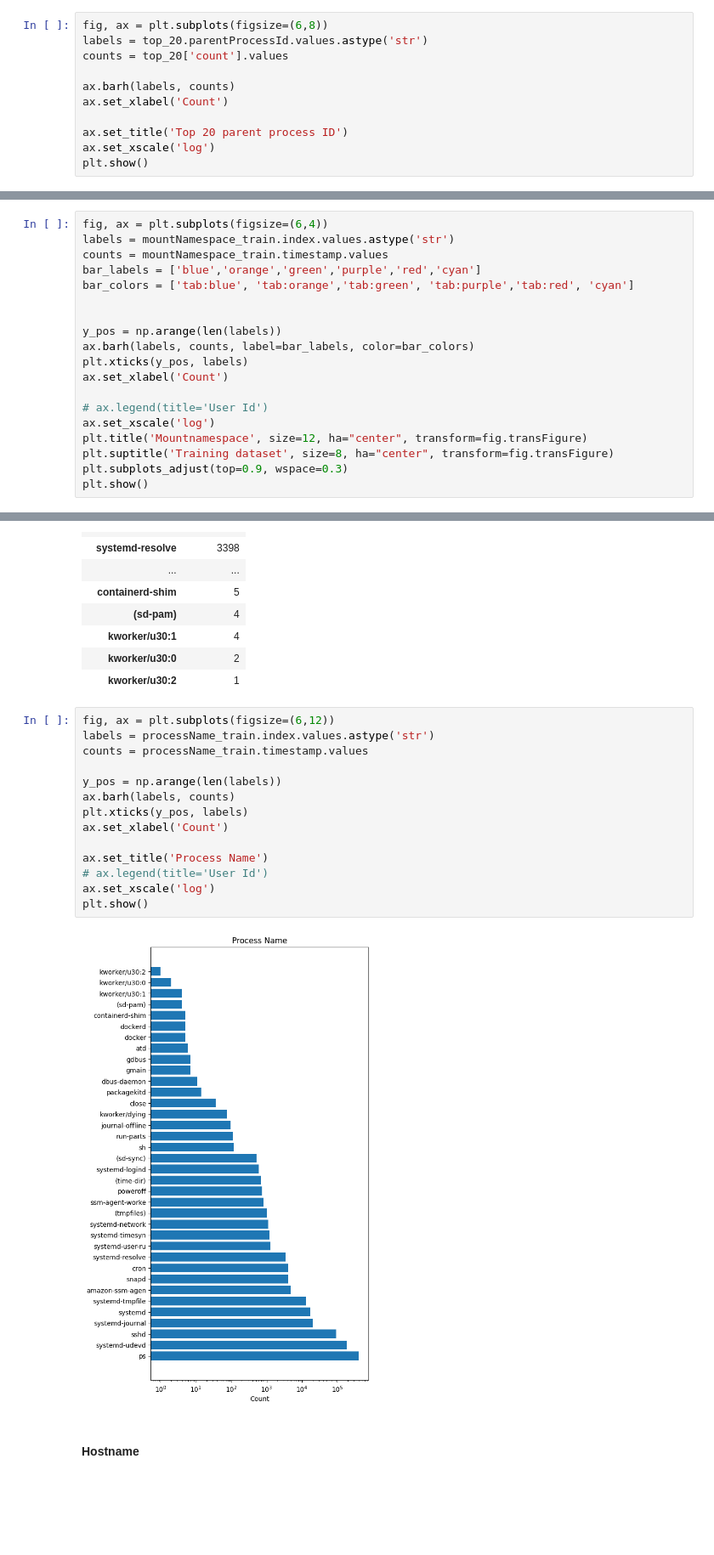
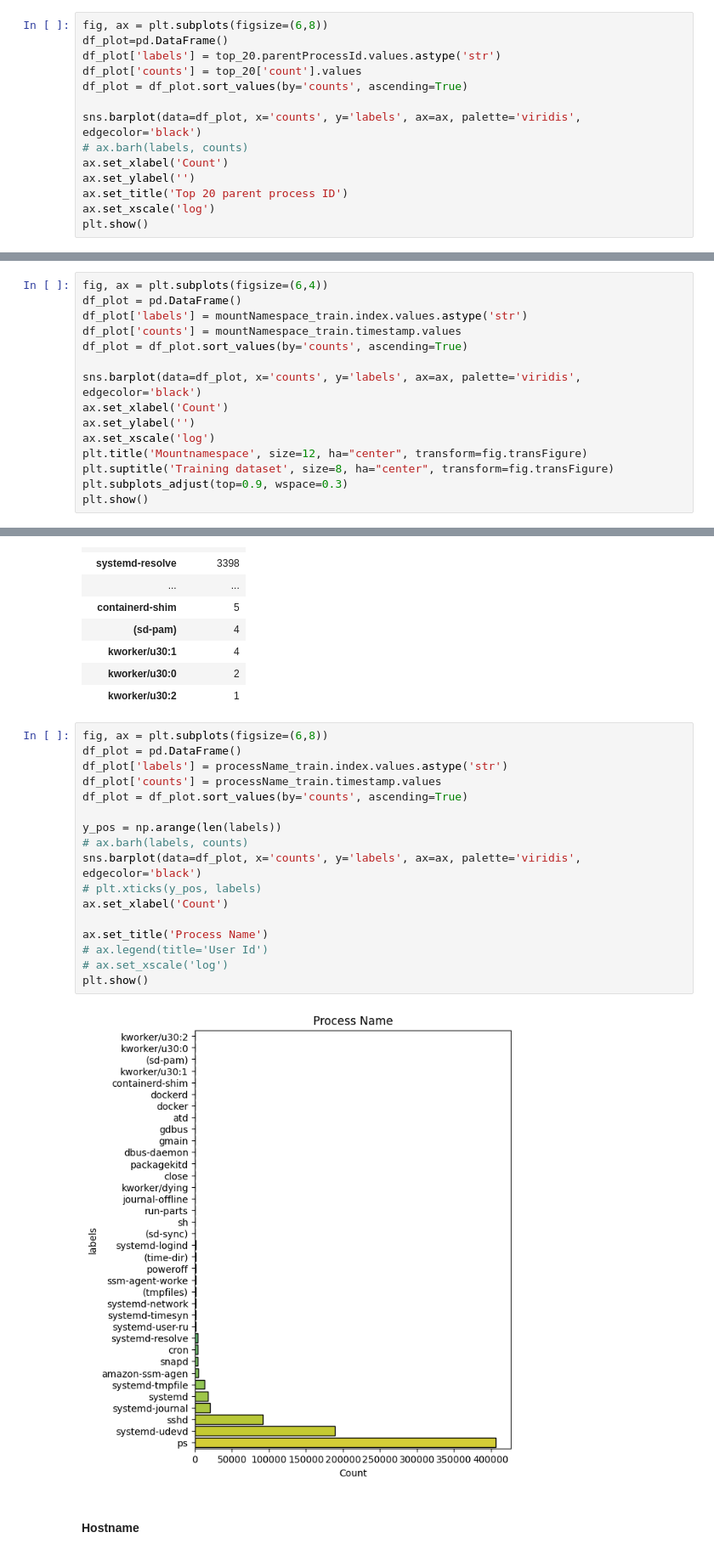
Before and after one commit to moryba/Beth-project, a Jupyter notebook: Data analysis/data analysis.ipynb, the cells around one changed output, grey strips where cells are left out. Shown at 85% size. Cells and saved outputs as stored; diff of their text form; blank space fills up the shorter version.

```diff
--- a/Data analysis/data analysis.ipynb
+++ b/Data analysis/data analysis.ipynb
@@ -174,12 +174,15 @@ top_20.loc[0] = ['Else', rest_sum]
 4              188   59649
 # %%
 fig, ax = plt.subplots(figsize=(6,8))
-labels = top_20.parentProcessId.values.astype('str')
-counts = top_20['count'].values
+df_plot=pd.DataFrame()
+df_plot['labels'] = top_20.parentProcessId.values.astype('str')
+df_plot['counts'] = top_20['count'].values
+df_plot = df_plot.sort_values(by='counts', ascending=True)
 
-ax.barh(labels, counts)
+sns.barplot(data=df_plot, x='counts', y='labels', ax=ax, palette='viridis', edgecolor='black')
+# ax.barh(labels, counts)
 ax.set_xlabel('Count')
-
+ax.set_ylabel('')
 ax.set_title('Top 20 parent process ID')
 ax.set_xscale('log')
 plt.show()
@@ -270,18 +271,14 @@ Name: count, dtype: int64
 mountNamespace_train = train_data.groupby(['mountNamespace'])[['timestamp']].count()
 # %%
 fig, ax = plt.subplots(figsize=(6,4))
-labels = mountNamespace_train.index.values.astype('str')
-counts = mountNamespace_train.timestamp.values
-bar_labels = ['blue','orange','green','purple','red','cyan']
-bar_colors = ['tab:blue', 'tab:orange','tab:green', 'tab:purple','tab:red', 'cyan']
+df_plot = pd.DataFrame()
+df_plot['labels'] = mountNamespace_train.index.values.astype('str')
+df_plot['counts'] = mountNamespace_train.timestamp.values
+df_plot = df_plot.sort_values(by='counts', ascending=True)
 
-
-y_pos = np.arange(len(labels))
-ax.barh(labels, counts, label=bar_labels, color=bar_colors)
-plt.xticks(y_pos, labels)
+sns.barplot(data=df_plot, x='counts', y='labels', ax=ax, palette='viridis', edgecolor='black')
 ax.set_xlabel('Count')
-
-# ax.legend(title='User Id')
+ax.set_ylabel('')
 ax.set_xscale('log')
 plt.title('Mountnamespace', size=12, ha="center", transform=fig.transFigure)
 plt.suptitle('Training dataset', size=8, ha="center", transform=fig.transFigure)
@@ -315,21 +312,24 @@ processName_train
 | kworker/u30:0 | 2 |
 | kworker/u30:2 | 1 |
 # %%
-fig, ax = plt.subplots(figsize=(6,12))
-labels = processName_train.index.values.astype('str')
-counts = processName_train.timestamp.values
+fig, ax = plt.subplots(figsize=(6,8))
+df_plot = pd.DataFrame()
+df_plot['labels'] = processName_train.index.values.astype('str')
+df_plot['counts'] = processName_train.timestamp.values
+df_plot = df_plot.sort_values(by='counts', ascending=True)
 
 y_pos = np.arange(len(labels))
-ax.barh(labels, counts)
-plt.xticks(y_pos, labels)
+# ax.barh(labels, counts)
+sns.barplot(data=df_plot, x='counts', y='labels', ax=ax, palette='viridis', edgecolor='black')
+# plt.xticks(y_pos, labels)
 ax.set_xlabel('Count')
 
 ax.set_title('Process Name')
 # ax.legend(title='User Id')
-ax.set_xscale('log')
+# ax.set_xscale('log')
 plt.show()
 # %% [output]
-[figure, old version]
+[figure, new version]
 # %% [markdown]
 #### Hostname
 # %%
```
Also changed, not shown: parts of 6 cells of this notebook, 7 other files.
